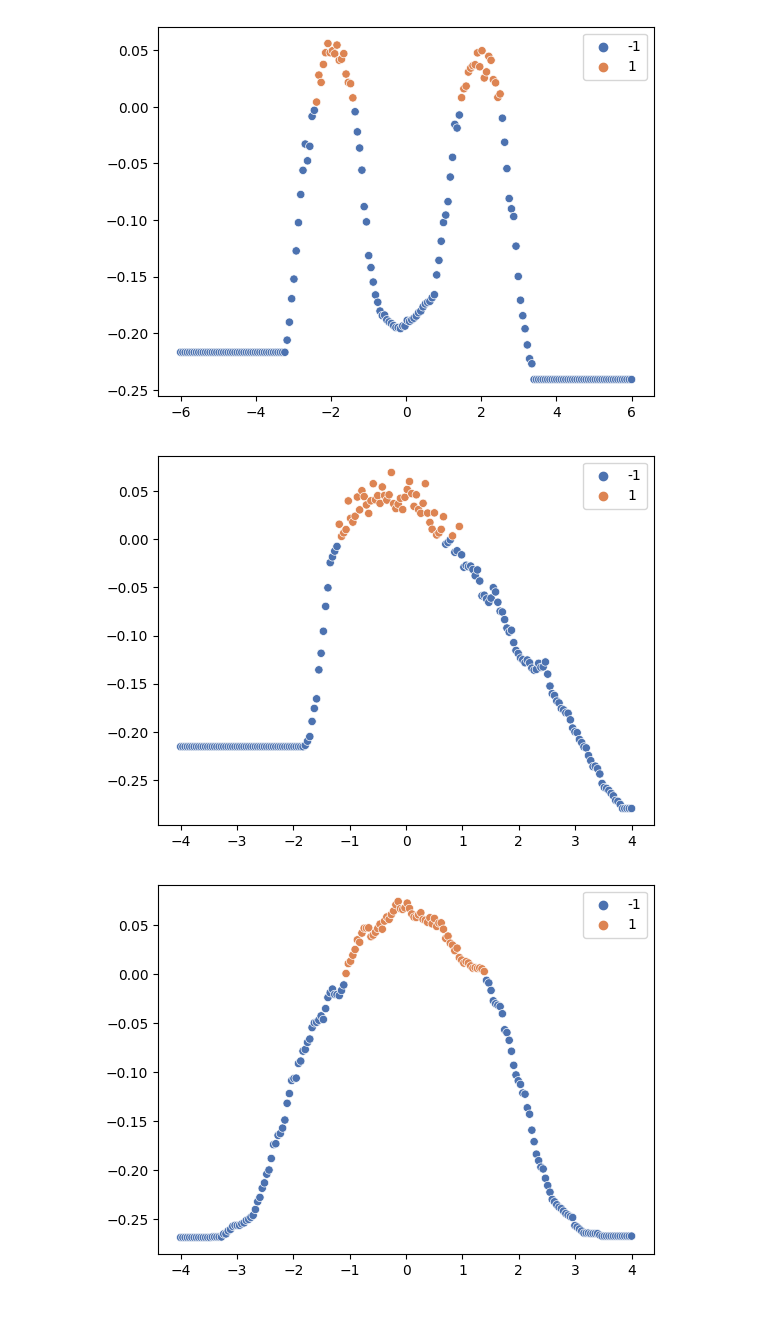
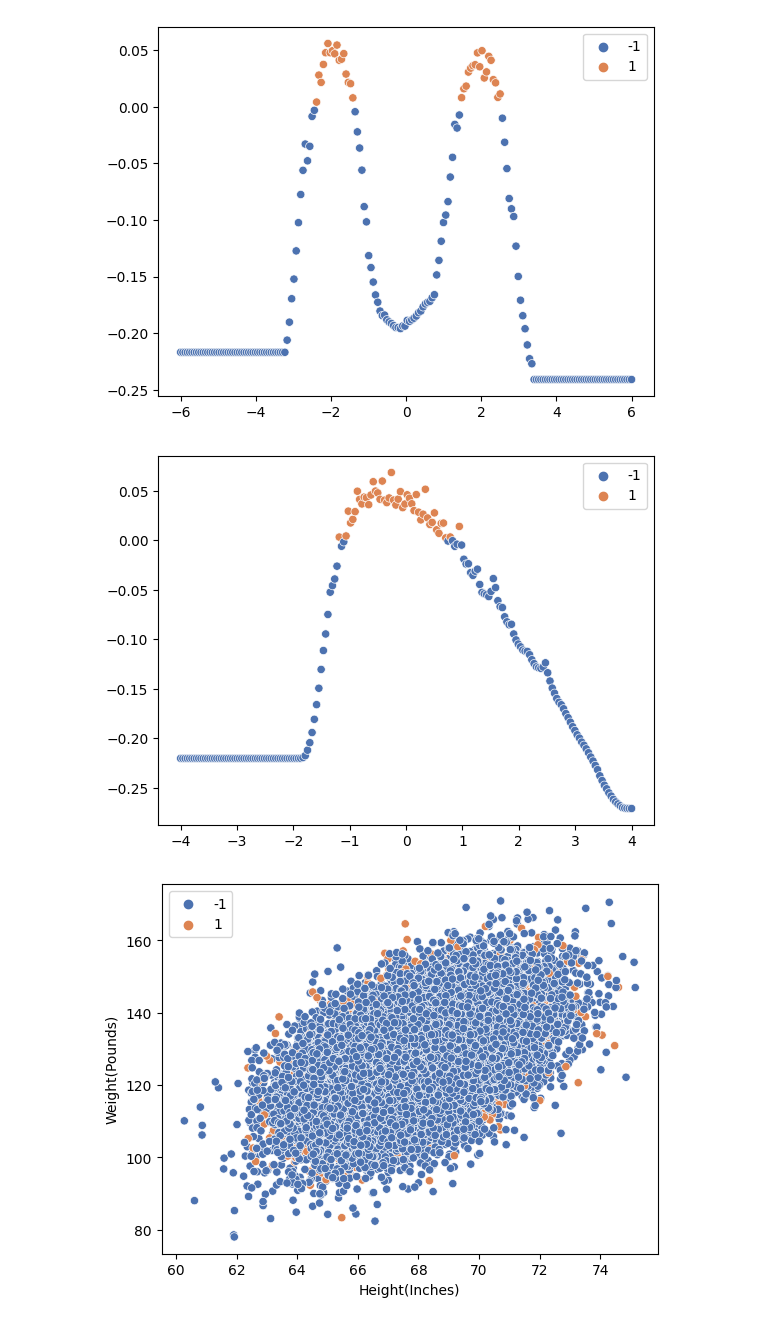
Before and after one commit to EstrixDS/AML, a Jupyter notebook: Ex4.IsolationForest.ipynb, the cells around one changed output. Drawn from its saved outputs; the diff is of its cells as text; code cells hidden in the pictures.

```diff
--- a/Ex4.IsolationForest.ipynb
+++ b/Ex4.IsolationForest.ipynb
@@ -132,7 +132,7 @@ normalized_data1 = (data1-data1.mean())/data1.std()
 anomaly_score_test_data = np.linspace(-4, 4, 200).reshape(-1,1)
 
 # create the IF with n=100 estimators (remember IF is a ensemble method)
-isolation_forest2 = IsolationForest(n_estimators=100)
+isolation_forest2 = IsolationForest(n_estimators=5000)
 isolation_forest2.fit(normalized_data1.reshape(-1, 1))
 
 # get the anomaly score (y) for each testing data point on x
@@ -142,26 +142,28 @@ outlier_labels = isolation_forest2.predict(anomaly_score_test_data)
 sns.scatterplot(x=np.squeeze(anomaly_score_test_data),y=anomaly_score,hue=outlier_labels,palette="deep")
 plt.show()
 # %% [output]
-[figure, old version]
+[figure, new version]
 # %%
 df2 = pd.read_csv('data/SOCR-HeightWeight.csv')
-data2 = df2['Height(Inches)'].to_numpy().reshape(-1, 1)
+height = df2['Height(Inches)']
+weight = df2['Weight(Pounds)']
+data2 = np.vstack((height, weight)).T
 normalized_data2 = (data2-data2.mean())/data2.std()
 
 # create a test data set for rasterizing the x-axis the get the anomaly score for it.
-anomaly_score_test_data = np.linspace(-4, 4, 200).reshape(-1,1)
+anomaly_score_test_data = np.linspace(-4, 4, len(height)).reshape(-1,1)
 
 # create the IF with n=100 estimators (remember IF is a ensemble method)
-isolation_forest2 = IsolationForest(n_estimators=100)
+isolation_forest2 = IsolationForest(n_estimators=5000)
 isolation_forest2.fit(normalized_data2.reshape(-1, 1))
 
 # get the anomaly score (y) for each testing data point on x
 anomaly_score = isolation_forest2.decision_function(anomaly_score_test_data)
 # classify into an outlier or not (asc < 0 -> outlier)
 outlier_labels = isolation_forest2.predict(anomaly_score_test_data)
-sns.scatterplot(x=np.squeeze(anomaly_score_test_data),y=anomaly_score,hue=outlier_labels,palette="deep")
+sns.scatterplot(x=height,y=weight,hue=outlier_labels,palette="deep")
 plt.show()
 # %% [output]
-[figure, old version]
+[figure, new version]
 # %%
 df3 = pd.read_csv("https://userpage.fu-berlin.de/soga/200/2010_data_sets/students.csv")
```
Also changed, not shown: parts of 1 cell of this notebook, 4 other files.
